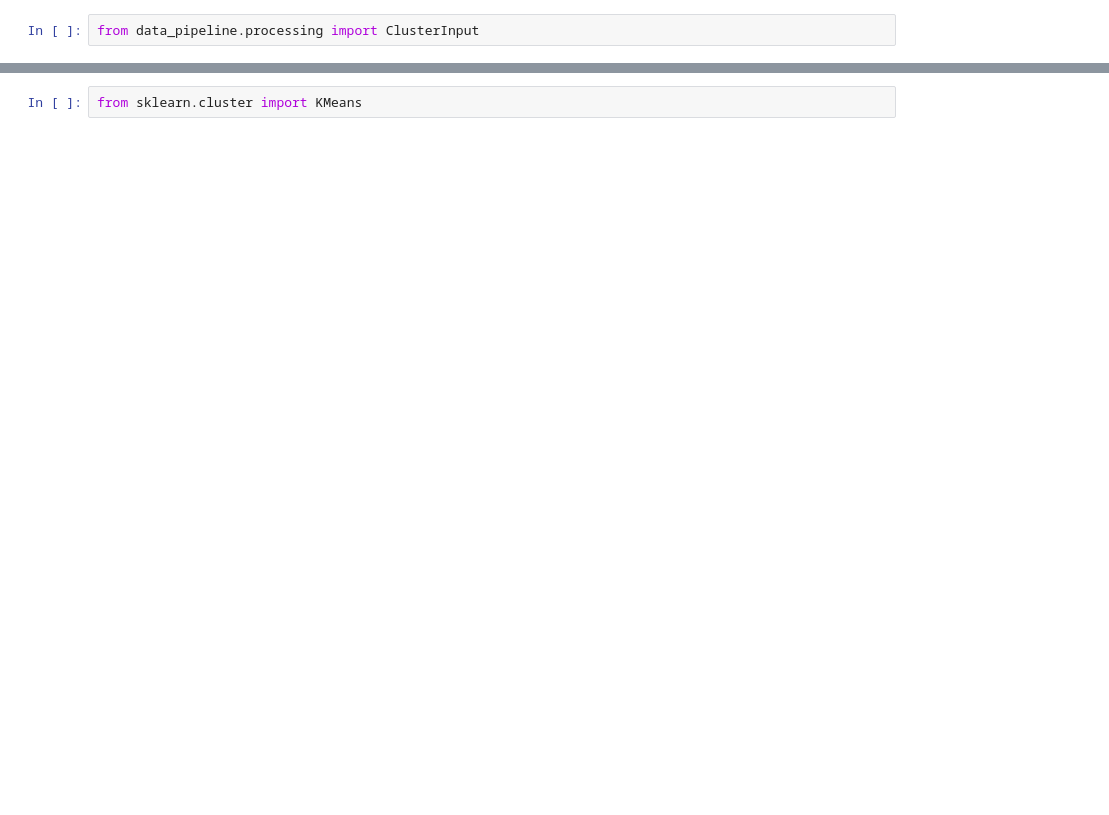
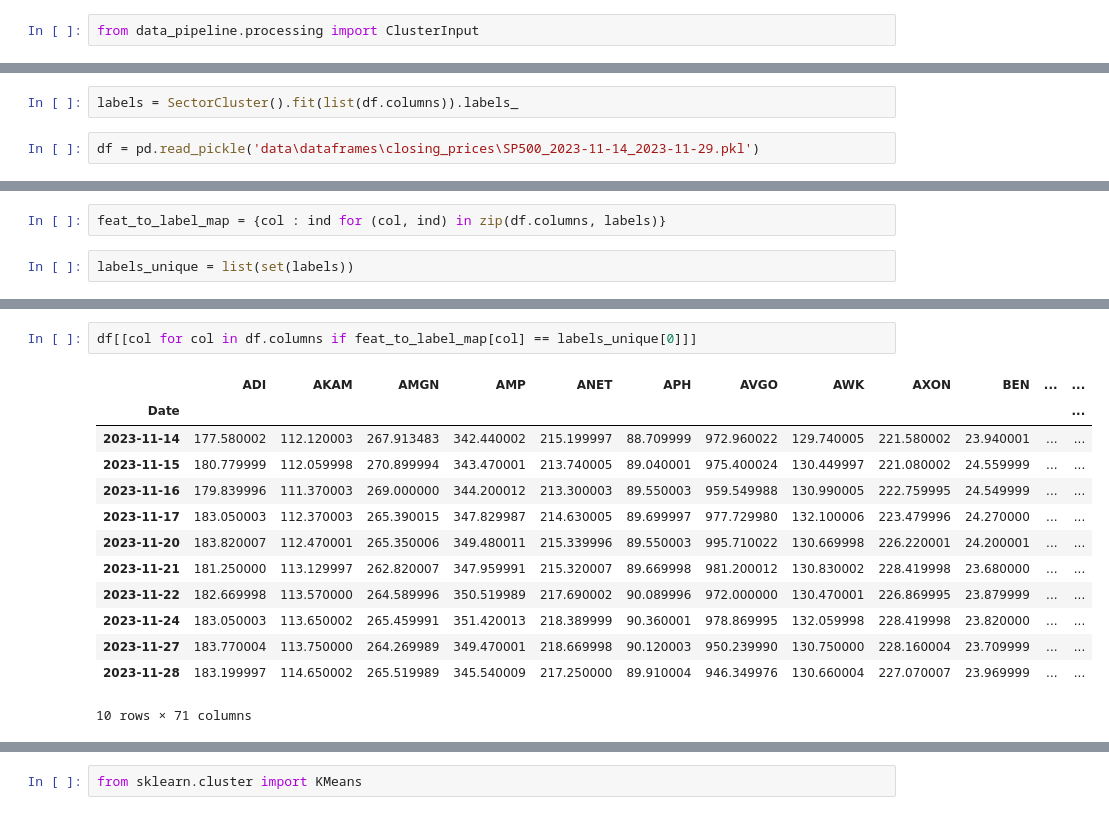
Before and after one commit to AssafBarNatan/SP500-clustering, a Jupyter notebook: playground_EMA.ipynb, the cells around one changed output, grey strips where cells are left out. Drawn from its saved outputs; the diff is of its cells as text; blank space fills up the shorter version.

```diff
--- a/playground_EMA.ipynb
+++ b/playground_EMA.ipynb
@@ -52,0 +411,4 @@ cluster_inputs = [
+# %%
+labels = SectorCluster().fit(list(df.columns)).labels_
+# %%
+df = pd.read_pickle('data\dataframes\closing_prices\SP500_2023-11-14_2023-11-29.pkl')
@@ -52,0 +456,4 @@ cluster_inputs = [
+# %%
+feat_to_label_map = {col : ind for (col, ind) in zip(df.columns, labels)}
+# %%
+labels_unique = list(set(labels))
@@ -52,0 +474,16 @@ cluster_inputs = [
+# %%
+df[[col for col in df.columns if feat_to_label_map[col] == labels_unique[0]]]
+# %% [output]
+|  | ADI | AKAM | AMGN | AMP | ANET | APH | AVGO | AWK | AXON | BEN | ... | ... |
+| Date |  |  |  |  |  |  |  |  |  |  |  | ... |
+| 2023-11-14 | 177.580002 | 112.120003 | 267.913483 | 342.440002 | 215.199997 | 88.709999 | 972.960022 | 129.740005 | 221.580002 | 23.940001 | ... | ... |
+| 2023-11-15 | 180.779999 | 112.059998 | 270.899994 | 343.470001 | 213.740005 | 89.040001 | 975.400024 | 130.449997 | 221.080002 | 24.559999 | ... | ... |
+| 2023-11-16 | 179.839996 | 111.370003 | 269.000000 | 344.200012 | 213.300003 | 89.550003 | 959.549988 | 130.990005 | 222.759995 | 24.549999 | ... | ... |
+| 2023-11-17 | 183.050003 | 112.370003 | 265.390015 | 347.829987 | 214.630005 | 89.699997 | 977.729980 | 132.100006 | 223.479996 | 24.270000 | ... | ... |
+| 2023-11-20 | 183.820007 | 112.470001 | 265.350006 | 349.480011 | 215.339996 | 89.550003 | 995.710022 | 130.669998 | 226.220001 | 24.200001 | ... | ... |
+| 2023-11-21 | 181.250000 | 113.129997 | 262.820007 | 347.959991 | 215.320007 | 89.669998 | 981.200012 | 130.830002 | 228.419998 | 23.680000 | ... | ... |
+| 2023-11-22 | 182.669998 | 113.570000 | 264.589996 | 350.519989 | 217.690002 | 90.089996 | 972.000000 | 130.470001 | 226.869995 | 23.879999 | ... | ... |
+| 2023-11-24 | 183.050003 | 113.650002 | 265.459991 | 351.420013 | 218.389999 | 90.360001 | 978.869995 | 132.059998 | 228.419998 | 23.820000 | ... | ... |
+| 2023-11-27 | 183.770004 | 113.750000 | 264.269989 | 349.470001 | 218.669998 | 90.120003 | 950.239990 | 130.750000 | 228.160004 | 23.709999 | ... | ... |
+| 2023-11-28 | 183.199997 | 114.650002 | 265.519989 | 345.540009 | 217.250000 | 89.910004 | 946.349976 | 130.660004 | 227.070007 | 23.969999 | ... | ... |
+10 rows × 71 columns
```
Also changed, not shown: parts of 141 cells of this notebook.
